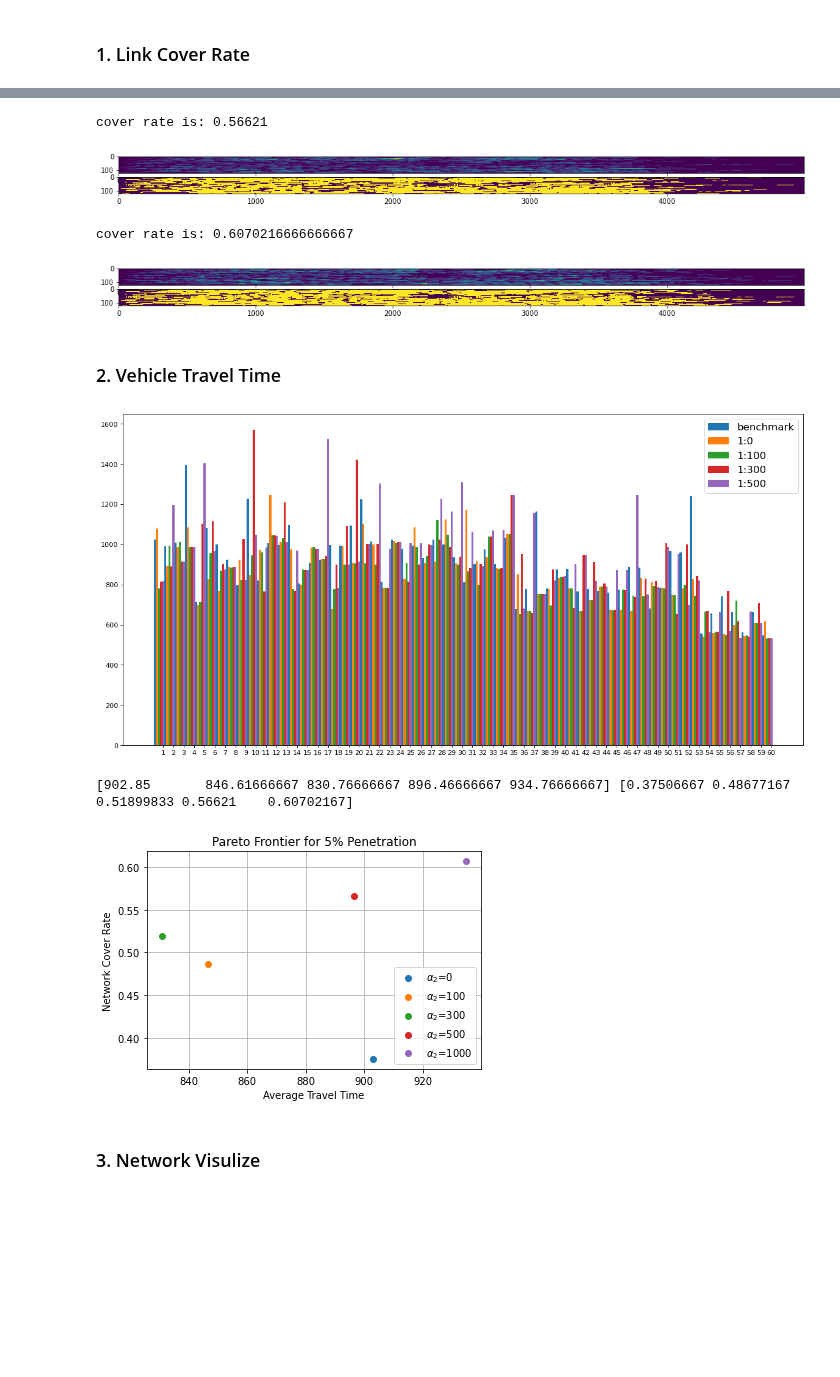
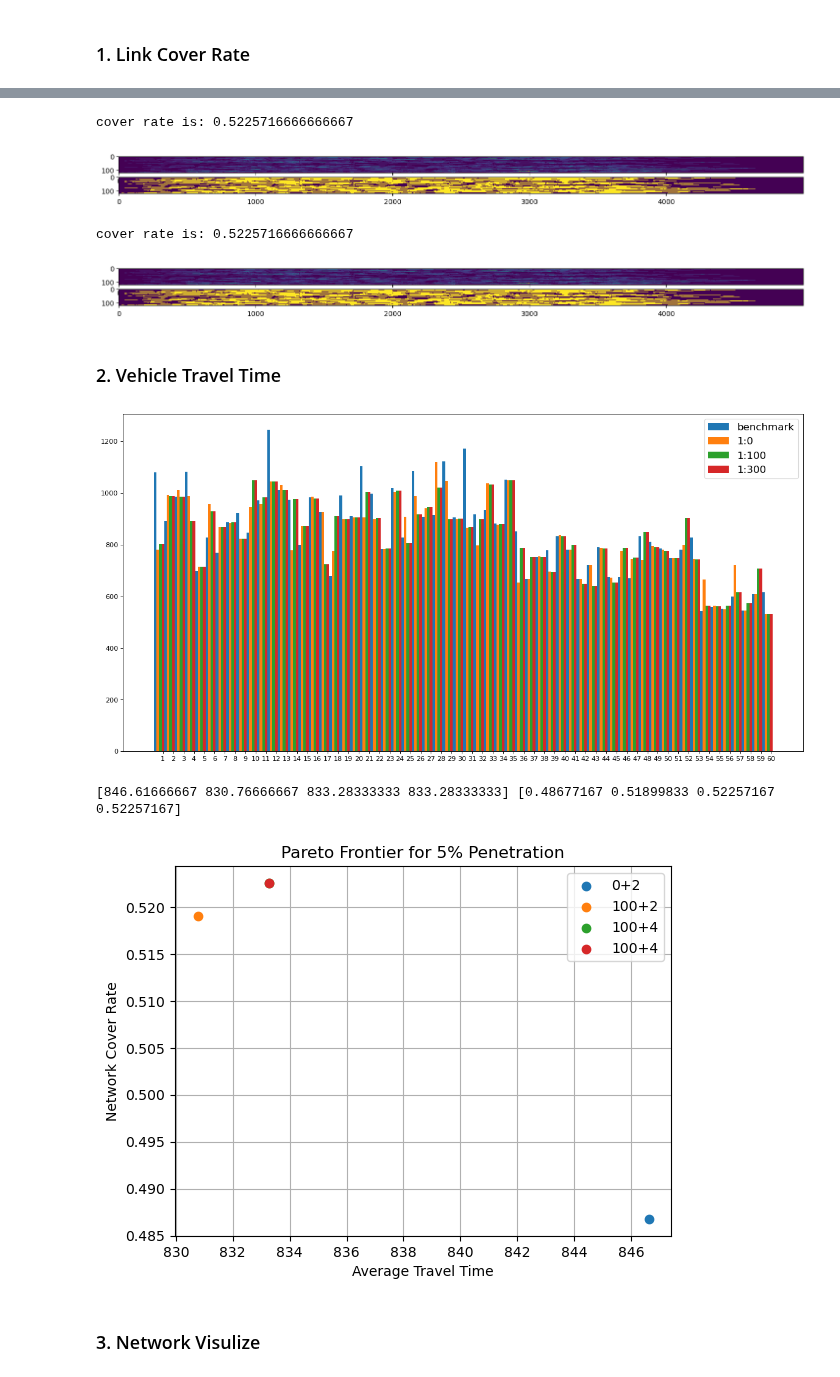
Before and after one commit to Dylan-Wyl10/RoboSense, a Jupyter notebook: analysis/dataAnalysis.ipynb, the cells around one changed output, grey strips where cells are left out. Cells and saved outputs as stored; diff of their text form; code cells hidden in the pictures; blank space fills up the shorter version.

```diff
--- a/analysis/dataAnalysis.ipynb
+++ b/analysis/dataAnalysis.ipynb
@@ -3,17 +3,20 @@
 # %%
 import numpy as np
 import matplotlib.pyplot as plt
-pr = "pr5"
+pr = "5"
 # %%
  # path of results files
-coverTable_benchmark = '../result/{}/{}_cover_benchmark.npy'.format(pr, pr)
+coverTable_benchmark = '../result/PR{} Testing/pr{}_cover_benchmark.npy'.format(pr, pr)
 # coverTable_benchmark = '../result/cover_0_step20.npy'
-coverTable1 = '../result/{}/{}_cover_0_step20.npy'.format(pr, pr)
-coverTable2 = '../result/{}/{}_cover_100_step20.npy'.format(pr, pr)
-coverTable3 = '../result/{}/{}_cover_300_step20.npy'.format(pr, pr)
-coverTable4 = '../result/{}/{}_cover_500_step20.npy'.format(pr, pr)
-# coverTable5 = '../result/{}/{}_cover_500_step20.npy'.format(pr, pr)
-# coverTable6 = '../result/{}/{}_cover_500_step20.npy'.format(pr, pr)
+coverTable1 = '../result/PR{} Testing/pr{}_cover_0_step20.npy'.format(pr, pr)
+coverTable2 = '../result/PR{} Testing/pr{}_cover_100_step20.npy'.format(pr, pr)
+coverTable3 = '../result/PR{} Testing/pr{}_cover_0_step20_deroute4.npy'.format(pr, pr)
+coverTable4 = '../result/PR{} Testing/pr{}_cover_100_step20_deroute4.npy'.format(pr, pr)
+
+# coverTable3 = '../result/{}/{}_cover_300_step20.npy'.format(pr, pr)
+# coverTable4 = '../result/{}/{}_cover_500_step20.npy'.format(pr, pr)
+coverTable5 = '../result/{}/{}_cover_500_step20.npy'.format(pr, pr)
+coverTable6 = '../result/{}/{}_cover_500_step20.npy'.format(pr, pr)
 lb_list = ['benchmark', '1:0', '1:100', '1:300', '1:500', '1:1000', '1:2000']
 # lb_list = ['benchmark', '1:0', '1:300(20)', '1:500(40)']
 # %%
@@ -61,13 +61,13 @@ cover rate is: 0.5189983333333333
 # %%
 LT_3 = drawTimeSpace(cover_3)
 # %% [output]
-cover rate is: 0.56621
+cover rate is: 0.5225716666666667
-[figure, old version]
+[figure, new version]
 # %%
 LT_4 = drawTimeSpace(cover_4)
 # %% [output]
-cover rate is: 0.6070216666666667
+cover rate is: 0.5225716666666667
-[figure, old version]
+[figure, new version]
 # %%
 # LT_5 = drawTimeSpace(cover_5)
 # %%
@@ -83,7 +83,8 @@ def getTravelTime(table, max_veh_num):
     return travel_table[:max_veh_num]
 # %%
 max_veh = 60
-travelTime_list = [getTravelTime(cover_ben, max_veh),
+# getTravelTime(cover_ben, max_veh),
+travelTime_list = [
                    getTravelTime(cover_1, max_veh),
                    getTravelTime(cover_2, max_veh),
                    getTravelTime(cover_3, max_veh),
@@ -102,29 +103,32 @@ for k in range(len(travelTime_list)):
 plt.legend(lb_list, fontsize=15)
 plt.show()
 # %% [output]
-[figure, old version]
+[figure, new version]
 # %%
 tt_mean = np.mean(np.array(travelTime_list),axis=1)  # travel time
-cover_mean = np.array([np.sum(LT_ben)/LT_ben.size,
+
+# np.sum(LT_ben)/LT_ben.size,
+cover_mean = np.array([
                        np.sum(LT_1)/LT_1.size,
                        np.sum(LT_2)/LT_2.size,
                        np.sum(LT_3)/LT_3.size,
                        np.sum(LT_4)/LT_4.size,])
 #                        np.sum(LT_5)/LT_5.size,
 #                        np.sum(LT_6)/LT_6.size])
 alpha_list = [0, 100, 300, 500, 1000, 2000]
+deroute_list = ['0+2', '100+2', '100+4', '100+4']
 for i in range(tt_mean.shape[0]):
-#     print(i)
-    plt.scatter(tt_mean[i], cover_mean[i], label = '$\u03B1_{2}$'+"="+ str(alpha_list[i]))
-plt.legend(loc=4)
+    plt.scatter(tt_mean[i], cover_mean[i], label = str(deroute_list[i]))
+#     plt.scatter(tt_mean[i], cover_mean[i], label = '$\u03B1_{2}$'+"="+ str(alpha_list[i]))
+plt.legend(loc=1)
 plt.xlabel('Average Travel Time')
 plt.ylabel('Network Cover Rate')
 plt.title('Pareto Frontier for 5% Penetration')
 plt.grid()
 print(tt_mean, cover_mean)
 # %% [output]
-[902.85       846.61666667 830.76666667 896.46666667 934.76666667] [0.37506667 0.48677167 0.51899833 0.56621    0.60702167]
+[846.61666667 830.76666667 833.28333333 833.28333333] [0.48677167 0.51899833 0.52257167 0.52257167]
-[figure, old version]
+[figure, new version]
 # %% [markdown]
 ### 3. Network Visulize
 # %%
```
Also changed, not shown: parts of 17 cells of this notebook.
